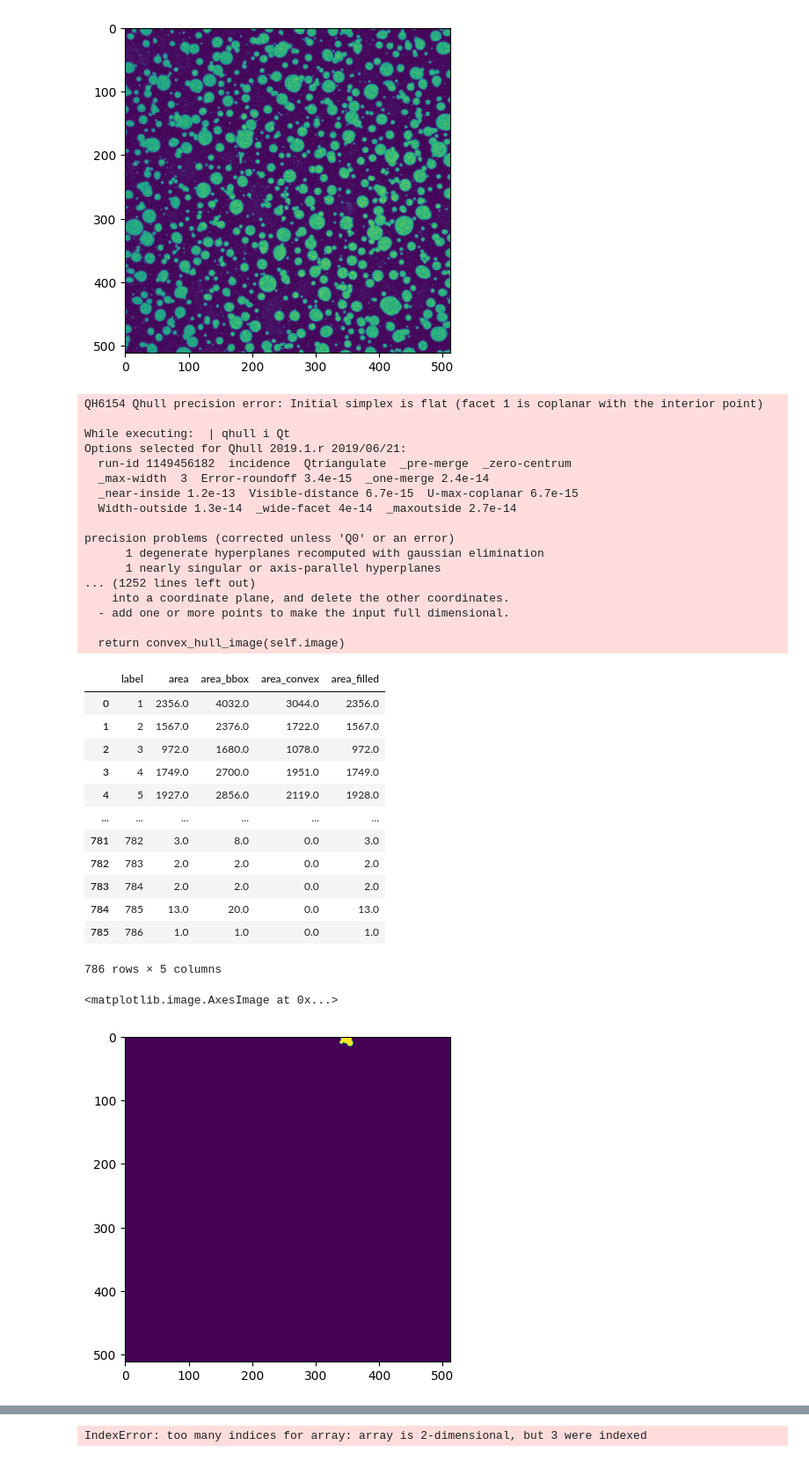
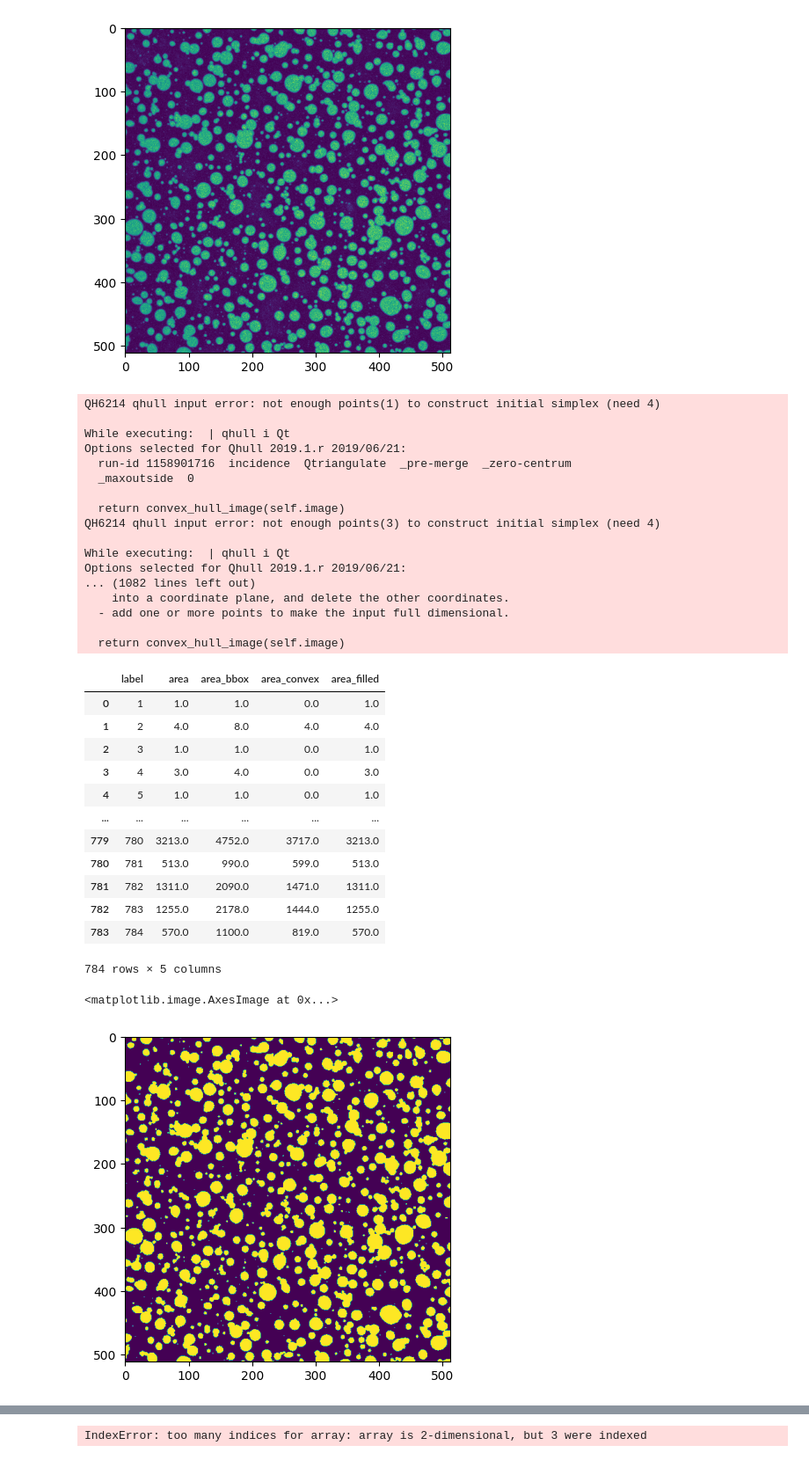
Before and after one commit to Gladfelter-Lab/condensate-analysis, a Jupyter notebook: notebooks/tmp_dev.ipynb, the cells around one changed output, grey strips where cells are left out. Shown at 88% size. Drawn from its saved outputs; the diff is of its cells as text; code cells hidden in the pictures.

```diff
--- a/notebooks/tmp_dev.ipynb
+++ b/notebooks/tmp_dev.ipynb
@@ -17,45 +17,45 @@ plt.imshow(img[0,7,:,:])
 <matplotlib.image.AxesImage at 0x...>
 [figure]
 # %%
-masked, rgb = ca.mask_image(img[0,:,:,:], clear_border=False)
+masked, rgb = ca.mask_image(img[0,:,:,:], clear_border=False, watershed=5)
 # %%
 ca.featurize_image(img[0,:,:,:], masked, features=["area"])
 # %% [output]
-QH6154 Qhull precision error: Initial simplex is flat (facet 1 is coplanar with the interior point)
+QH6214 qhull input error: not enough points(1) to construct initial simplex (need 4)
 
 While executing:  | qhull i Qt
 Options selected for Qhull 2019.1.r 2019/06/21:
-  run-id 1149456182  incidence  Qtriangulate  _pre-merge  _zero-centrum
-  _max-width  3  Error-roundoff 3.4e-15  _one-merge 2.4e-14
-  _near-inside 1.2e-13  Visible-distance 6.7e-15  U-max-coplanar 6.7e-15
-  Width-outside 1.3e-14  _wide-facet 4e-14  _maxoutside 2.7e-14
+  run-id 1158901716  incidence  Qtriangulate  _pre-merge  _zero-centrum
+  _maxoutside  0
 
-precision problems (corrected unless 'Q0' or an error)
-      1 degenerate hyperplanes recomputed with gaussian elimination
-      1 nearly singular or axis-parallel hyperplanes
-... (1252 lines left out)
+  return convex_hull_image(self.image)
+QH6214 qhull input error: not enough points(3) to construct initial simplex (need 4)
+
+While executing:  | qhull i Qt
+Options selected for Qhull 2019.1.r 2019/06/21:
+... (1082 lines left out)
     into a coordinate plane, and delete the other coordinates.
   - add one or more points to make the input full dimensional.
 
   return convex_hull_image(self.image)
 |  | label | area | area_bbox | area_convex | area_filled |
-| 0 | 1 | 2356.0 | 4032.0 | 3044.0 | 2356.0 |
-| 1 | 2 | 1567.0 | 2376.0 | 1722.0 | 1567.0 |
-| 2 | 3 | 972.0 | 1680.0 | 1078.0 | 972.0 |
-| 3 | 4 | 1749.0 | 2700.0 | 1951.0 | 1749.0 |
-| 4 | 5 | 1927.0 | 2856.0 | 2119.0 | 1928.0 |
+| 0 | 1 | 1.0 | 1.0 | 0.0 | 1.0 |
+| 1 | 2 | 4.0 | 8.0 | 4.0 | 4.0 |
+| 2 | 3 | 1.0 | 1.0 | 0.0 | 1.0 |
+| 3 | 4 | 3.0 | 4.0 | 0.0 | 3.0 |
+| 4 | 5 | 1.0 | 1.0 | 0.0 | 1.0 |
 | ... | ... | ... | ... | ... | ... |
-| 781 | 782 | 3.0 | 8.0 | 0.0 | 3.0 |
-| 782 | 783 | 2.0 | 2.0 | 0.0 | 2.0 |
-| 783 | 784 | 2.0 | 2.0 | 0.0 | 2.0 |
-| 784 | 785 | 13.0 | 20.0 | 0.0 | 13.0 |
-| 785 | 786 | 1.0 | 1.0 | 0.0 | 1.0 |
+| 779 | 780 | 3213.0 | 4752.0 | 3717.0 | 3213.0 |
+| 780 | 781 | 513.0 | 990.0 | 599.0 | 513.0 |
+| 781 | 782 | 1311.0 | 2090.0 | 1471.0 | 1311.0 |
+| 782 | 783 | 1255.0 | 2178.0 | 1444.0 | 1255.0 |
+| 783 | 784 | 570.0 | 1100.0 | 819.0 | 570.0 |
-786 rows × 5 columns
+784 rows × 5 columns
 # %%
-plt.imshow(masked[7,:,:]==1)
+plt.imshow(masked[7,:,:]>0)
 # %% [output]
 <matplotlib.image.AxesImage at 0x...>
-[figure, old version]
+[figure, new version]
 # %%
 plt.imshow(rgb[7])
 # %% [output]
```
Also changed, not shown: parts of 1 cell of this notebook.
